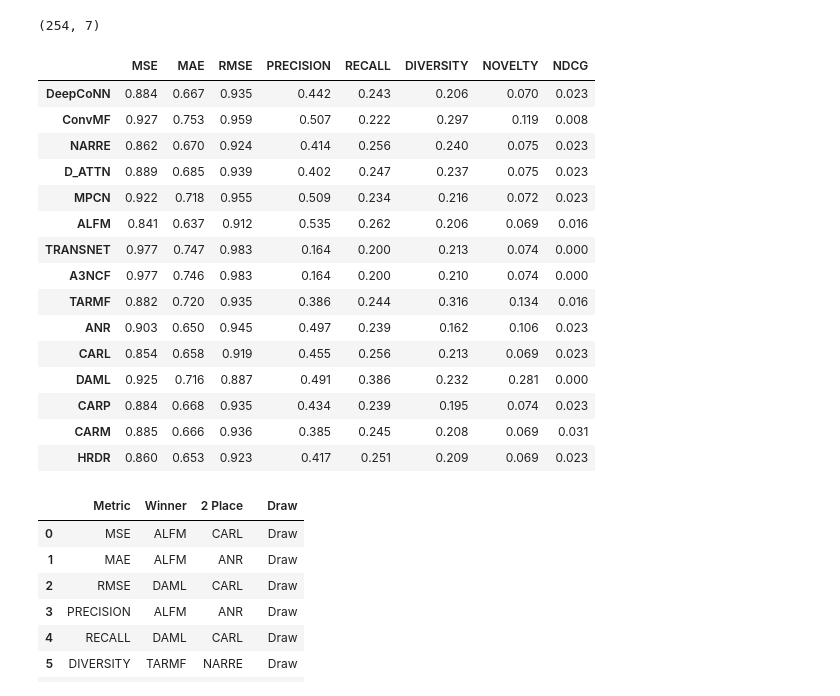
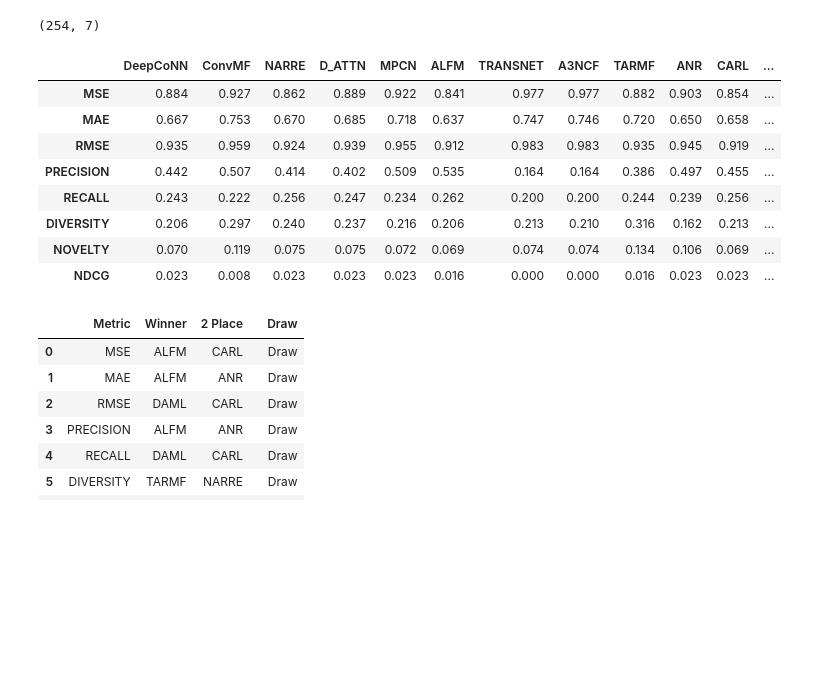
Before and after one commit to guibitten03/iRev, a Jupyter notebook: analysis.ipynb, the cells around one changed output. Saved outputs shown, nothing was run; the diff lists cells and outputs as text; code cells hidden in the pictures; blank space fills up the shorter version.

```diff
--- a/analysis.ipynb
+++ b/analysis.ipynb
@@ -128,9 +128,9 @@ df, draw = load_error_and_rank_metrics(algorithms, "AMAZON_FASHION_data", "word2
 # %%
 algorithms = ["DeepCoNN", "ConvMF", "NARRE", "D_ATTN", "MPCN",
             "ALFM", "TRANSNET", "A3NCF", "TARMF", "ANR",
-            "CARL", "DAML", "CARP", "CARM"]
+            "CARL", "DAML", "CARP", "CARM", "HRDR"]
 
 
 df, draw = load_error_and_rank_metrics(algorithms, "Digital_Music_data", "word2vec", 133)
-df
+df.transpose()
 # %% [output]
@@ -177,24 +171,17 @@ pd.read_csv("results/DeepCoNN_Tucso_data_word2vec_results_error.csv").shape
 (254, 7)
 # %%
 df, draw = load_error_and_rank_metrics(algorithms, "Musical_Instruments_data", "word2vec", 181)
-df
+df.transpose()
 # %% [output]
-|  | MSE | MAE | RMSE | PRECISION | RECALL | DIVERSITY | NOVELTY | NDCG |
-| DeepCoNN | 0.884 | 0.667 | 0.935 | 0.442 | 0.243 | 0.206 | 0.070 | 0.023 |
-| ConvMF | 0.927 | 0.753 | 0.959 | 0.507 | 0.222 | 0.297 | 0.119 | 0.008 |
-| NARRE | 0.862 | 0.670 | 0.924 | 0.414 | 0.256 | 0.240 | 0.075 | 0.023 |
-| D_ATTN | 0.889 | 0.685 | 0.939 | 0.402 | 0.247 | 0.237 | 0.075 | 0.023 |
-| MPCN | 0.922 | 0.718 | 0.955 | 0.509 | 0.234 | 0.216 | 0.072 | 0.023 |
-| ALFM | 0.841 | 0.637 | 0.912 | 0.535 | 0.262 | 0.206 | 0.069 | 0.016 |
-| TRANSNET | 0.977 | 0.747 | 0.983 | 0.164 | 0.200 | 0.213 | 0.074 | 0.000 |
-| A3NCF | 0.977 | 0.746 | 0.983 | 0.164 | 0.200 | 0.210 | 0.074 | 0.000 |
-| TARMF | 0.882 | 0.720 | 0.935 | 0.386 | 0.244 | 0.316 | 0.134 | 0.016 |
-| ANR | 0.903 | 0.650 | 0.945 | 0.497 | 0.239 | 0.162 | 0.106 | 0.023 |
-| CARL | 0.854 | 0.658 | 0.919 | 0.455 | 0.256 | 0.213 | 0.069 | 0.023 |
-| DAML | 0.925 | 0.716 | 0.887 | 0.491 | 0.386 | 0.232 | 0.281 | 0.000 |
-| CARP | 0.884 | 0.668 | 0.935 | 0.434 | 0.239 | 0.195 | 0.074 | 0.023 |
-| CARM | 0.885 | 0.666 | 0.936 | 0.385 | 0.245 | 0.208 | 0.069 | 0.031 |
-| HRDR | 0.860 | 0.653 | 0.923 | 0.417 | 0.251 | 0.209 | 0.069 | 0.023 |
+|  | DeepCoNN | ConvMF | NARRE | D_ATTN | MPCN | ALFM | TRANSNET | A3NCF | TARMF | ANR | CARL | ... |
+| MSE | 0.884 | 0.927 | 0.862 | 0.889 | 0.922 | 0.841 | 0.977 | 0.977 | 0.882 | 0.903 | 0.854 | ... |
+| MAE | 0.667 | 0.753 | 0.670 | 0.685 | 0.718 | 0.637 | 0.747 | 0.746 | 0.720 | 0.650 | 0.658 | ... |
+| RMSE | 0.935 | 0.959 | 0.924 | 0.939 | 0.955 | 0.912 | 0.983 | 0.983 | 0.935 | 0.945 | 0.919 | ... |
+| PRECISION | 0.442 | 0.507 | 0.414 | 0.402 | 0.509 | 0.535 | 0.164 | 0.164 | 0.386 | 0.497 | 0.455 | ... |
+| RECALL | 0.243 | 0.222 | 0.256 | 0.247 | 0.234 | 0.262 | 0.200 | 0.200 | 0.244 | 0.239 | 0.256 | ... |
+| DIVERSITY | 0.206 | 0.297 | 0.240 | 0.237 | 0.216 | 0.206 | 0.213 | 0.210 | 0.316 | 0.162 | 0.213 | ... |
+| NOVELTY | 0.070 | 0.119 | 0.075 | 0.075 | 0.072 | 0.069 | 0.074 | 0.074 | 0.134 | 0.106 | 0.069 | ... |
+| NDCG | 0.023 | 0.008 | 0.023 | 0.023 | 0.023 | 0.016 | 0.000 | 0.000 | 0.016 | 0.023 | 0.023 | ... |
 # %%
 draw
 # %% [output]
```
Also changed, not shown: parts of 5 cells of this notebook, 3 other files.
